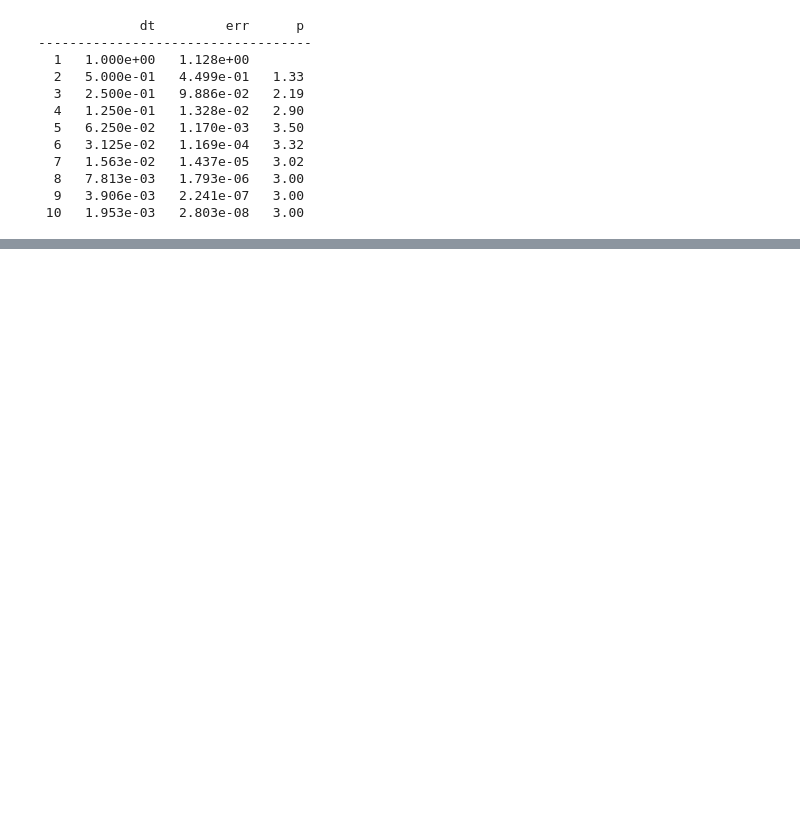
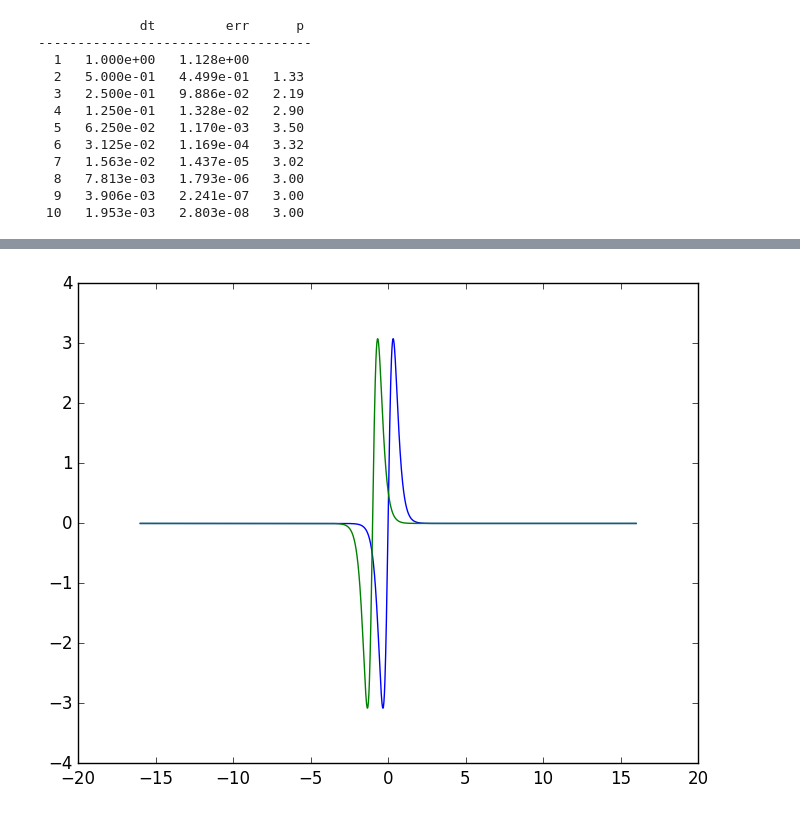
Before and after one commit to HaraldHofstaetter/TSSM.jl, a Jupyter notebook: examples/SolitonDemo.ipynb, the cells around one changed output, grey strips where cells are left out. Drawn from its saved outputs; the diff is of its cells as text; code cells hidden in the pictures; blank space fills up the shorter version.

```diff
--- a/examples/SolitonDemo.ipynb
+++ b/examples/SolitonDemo.ipynb
@@ -195,8 +196,9 @@ $$V_\alpha(x,t)= (1-\alpha)\kappa|\psi_\mathrm{ex}(x,t)|^2$$
 and, e.g., $\alpha=\frac{1}{2}$ is again given by $\psi_\mathrm{ex}(x,t)$ form above.
 # %%
 const α=0.5
-V1(x,t) = (α-1)*abs(soliton(x,t)).^2
-method = Schroedinger1D(nx, xmin, xmax, potential_t=V1, cubic_coupling=-α)
+#V2(x,t) = (α-1)*abs(soliton(x,t)).^2
+V2(x,t) = (α-1)*a^2./cosh(a*(b*t+x-c)).^2
+method = Schroedinger1D(nx, xmin, xmax, potential_t=V2, cubic_coupling=-α)
 psi = wave_function(method)
 psi_ref = wave_function(method)
 set!(psi, soliton, t0)        # initial data at t=t0
@@ -237,0 +305,7 @@ global_orders(psi, psi_ref, t0, tend, tend-t0, scheme=scheme_3, rows=10,
+# %%
+plot(get_nodes(method), get_potential_t_derivative(method, 0))
+hold(true)
+plot(get_nodes(method), get_potential_t_derivative(method, 1))
+hold(false)
+# %% [output]
+[figure, added]
```
Also changed, not shown: parts of 15 cells of this notebook, 2 other files.
